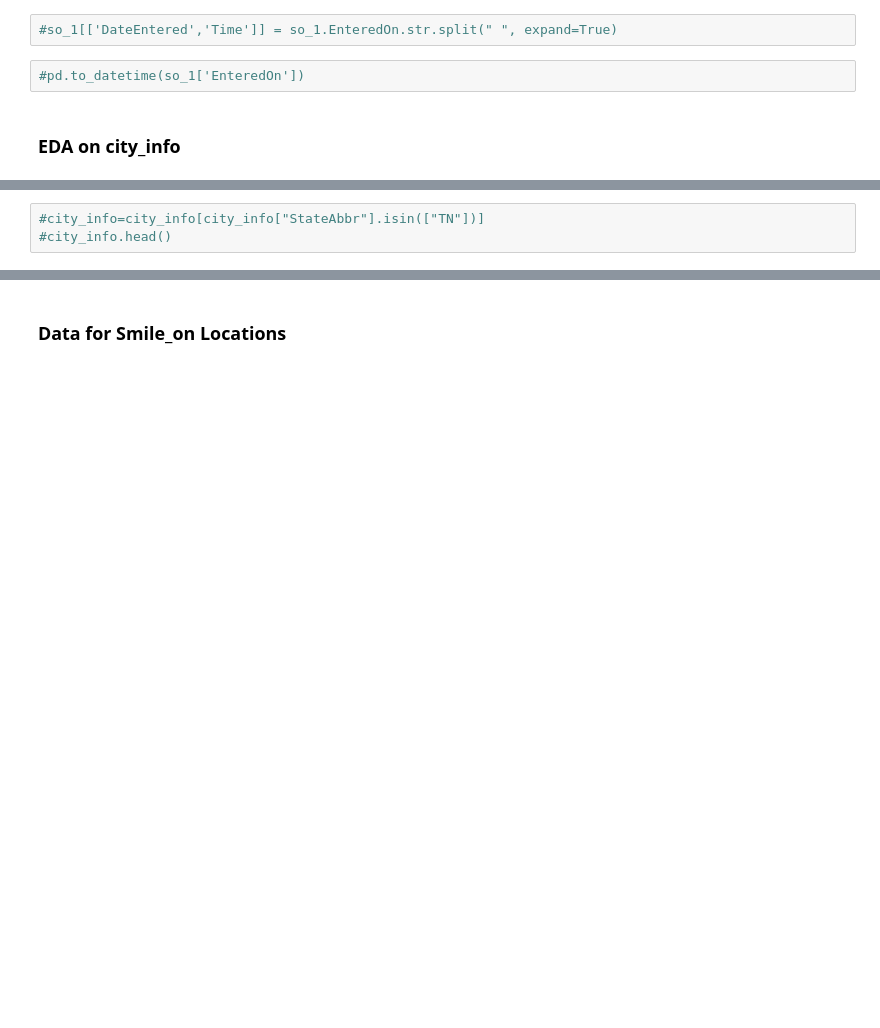
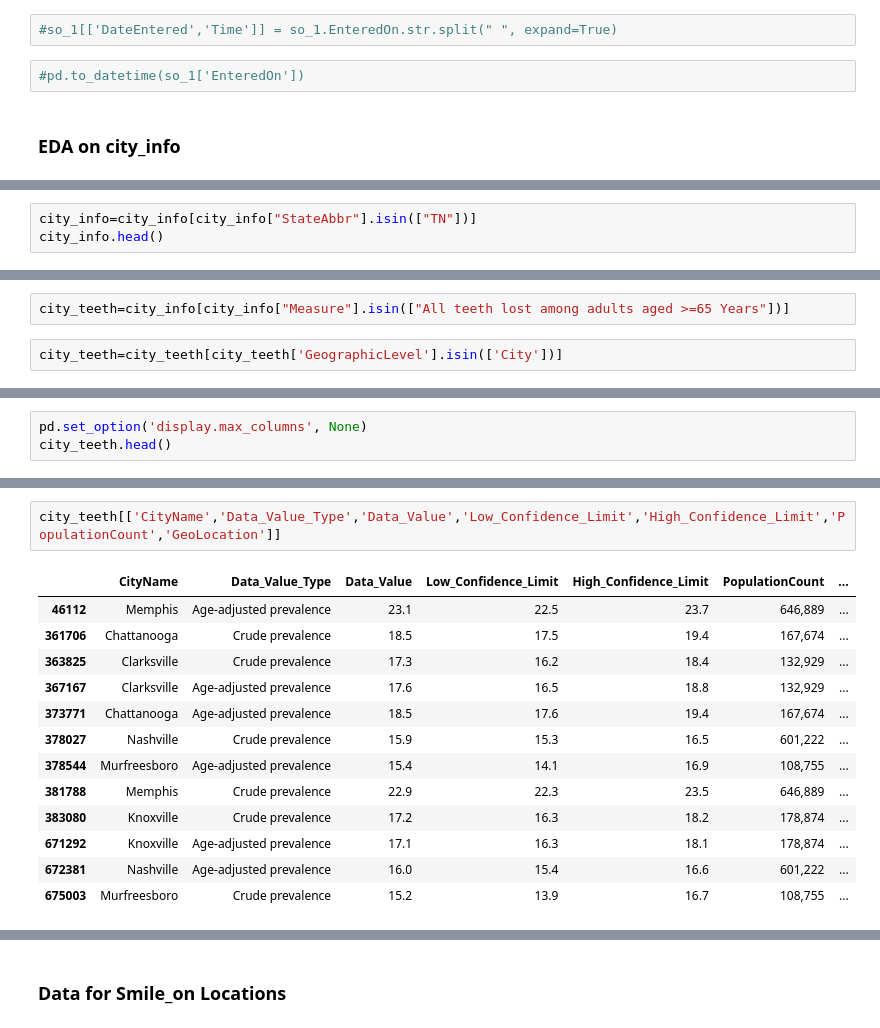
Before and after one commit to bsfcs/smile-on-aquaman, a Jupyter notebook: notebooks/eda-of-smile-on-data.ipynb, the cells around one changed output, grey strips where cells are left out. Drawn from its saved outputs; the diff is of its cells as text; blank space fills up the shorter version.

Commit message:
pulling in city

```diff
--- a/notebooks/eda-of-smile-on-data.ipynb
+++ b/notebooks/eda-of-smile-on-data.ipynb
@@ -278,3 +263,3 @@ Name: Treatment Plan - Was the enrollee able to be restored to function, dtype:
 # %%
-#city_info=city_info[city_info["StateAbbr"].isin(["TN"])]
-#city_info.head()
+city_info=city_info[city_info["StateAbbr"].isin(["TN"])]
+city_info.head()
@@ -282,0 +294,4 @@ Name: Treatment Plan - Was the enrollee able to be restored to function, dtype:
+# %%
+city_teeth=city_info[city_info["Measure"].isin(["All teeth lost among adults aged >=65 Years"])]
+# %%
+city_teeth=city_teeth[city_teeth['GeographicLevel'].isin(['City'])]
@@ -282,0 +318,3 @@ Name: Treatment Plan - Was the enrollee able to be restored to function, dtype:
+# %%
+pd.set_option('display.max_columns', None)
+city_teeth.head()
@@ -283 +328,17 @@ Name: Treatment Plan - Was the enrollee able to be restored to function, dtype:
+# %%
+city_teeth[['CityName','Data_Value_Type','Data_Value','Low_Confidence_Limit','High_Confidence_Limit','PopulationCount','GeoLocation']]
+# %% [output]
+|  | CityName | Data_Value_Type | Data_Value | Low_Confidence_Limit | High_Confidence_Limit | PopulationCount | ... |
+| 46112 | Memphis | Age-adjusted prevalence | 23.1 | 22.5 | 23.7 | 646,889 | ... |
+| 361706 | Chattanooga | Crude prevalence | 18.5 | 17.5 | 19.4 | 167,674 | ... |
+| 363825 | Clarksville | Crude prevalence | 17.3 | 16.2 | 18.4 | 132,929 | ... |
+| 367167 | Clarksville | Age-adjusted prevalence | 17.6 | 16.5 | 18.8 | 132,929 | ... |
+| 373771 | Chattanooga | Age-adjusted prevalence | 18.5 | 17.6 | 19.4 | 167,674 | ... |
+| 378027 | Nashville | Crude prevalence | 15.9 | 15.3 | 16.5 | 601,222 | ... |
+| 378544 | Murfreesboro | Age-adjusted prevalence | 15.4 | 14.1 | 16.9 | 108,755 | ... |
+| 381788 | Memphis | Crude prevalence | 22.9 | 22.3 | 23.5 | 646,889 | ... |
+| 383080 | Knoxville | Crude prevalence | 17.2 | 16.3 | 18.2 | 178,874 | ... |
+| 671292 | Knoxville | Age-adjusted prevalence | 17.1 | 16.3 | 18.1 | 178,874 | ... |
+| 672381 | Nashville | Age-adjusted prevalence | 16.0 | 15.4 | 16.6 | 601,222 | ... |
+| 675003 | Murfreesboro | Crude prevalence | 15.2 | 13.9 | 16.7 | 108,755 | ... |
 # %%
```
Also changed, not shown: parts of 20 cells of this notebook.
